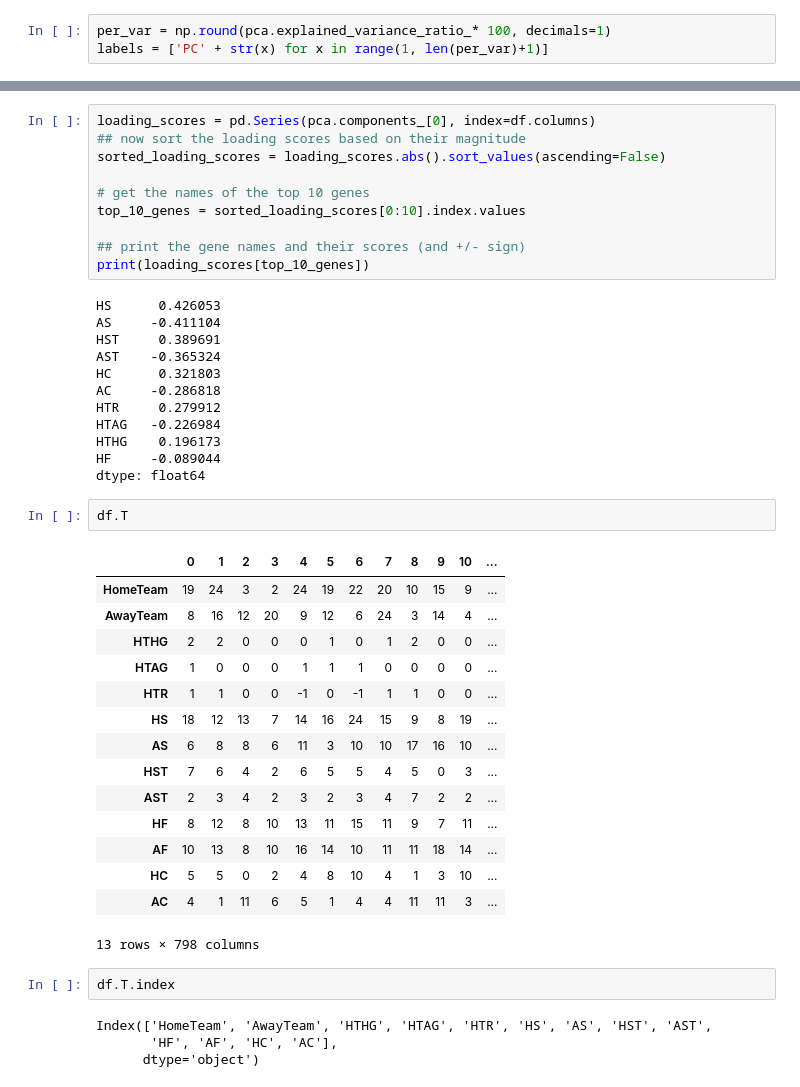
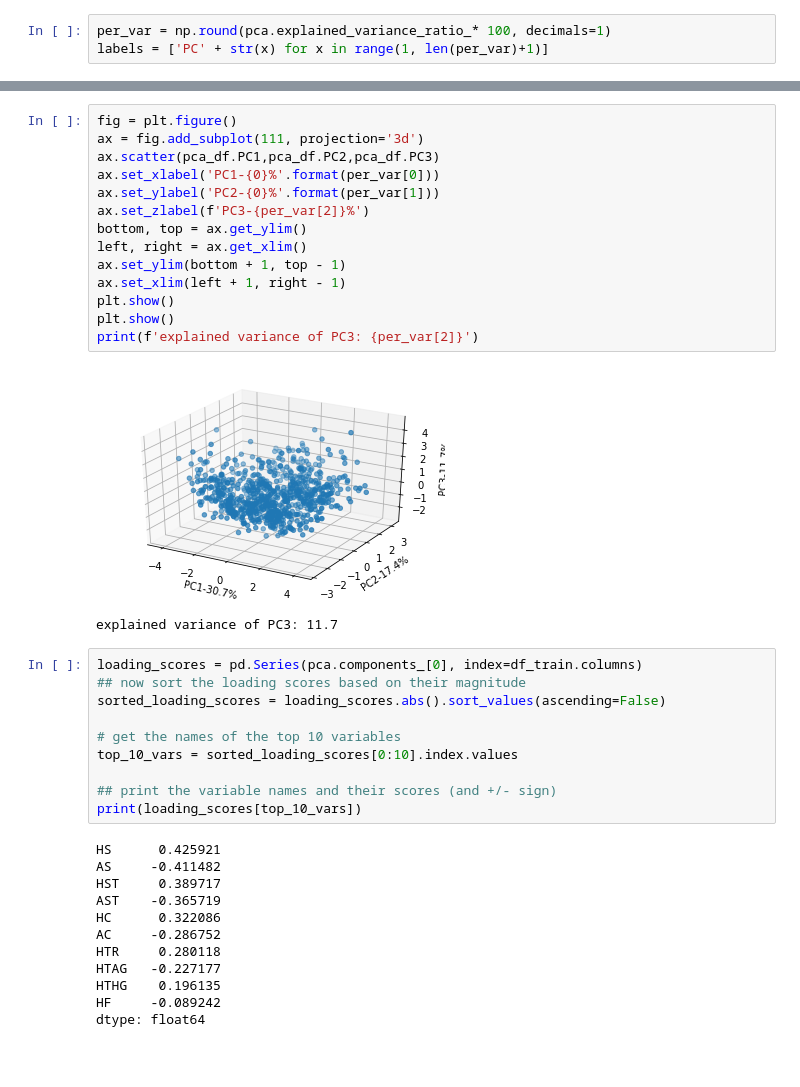
Before and after one commit to SonAlexLe/Data-Project, a Jupyter notebook: Data_Project.ipynb, the cells around one changed output, grey strips where cells are left out. Saved outputs shown, nothing was run; the diff lists cells and outputs as text; blank space fills up the shorter version.

```diff
--- a/Data_Project.ipynb
+++ b/Data_Project.ipynb
@@ -128,46 +139,39 @@ See the caveats in the documentation: http://pandas.pydata.org/pandas-docs/stabl
+# %%
+fig = plt.figure()
+ax = fig.add_subplot(111, projection='3d')
+ax.scatter(pca_df.PC1,pca_df.PC2,pca_df.PC3)
+ax.set_xlabel('PC1-{0}%'.format(per_var[0]))
+ax.set_ylabel('PC2-{0}%'.format(per_var[1]))
+ax.set_zlabel(f'PC3-{per_var[2]}%')
+bottom, top = ax.get_ylim()
+left, right = ax.get_xlim()
+ax.set_ylim(bottom + 1, top - 1)
+ax.set_xlim(left + 1, right - 1)
+plt.show()
+plt.show()
+print(f'explained variance of PC3: {per_var[2]}')
+# %% [output]
+[figure, added]
+explained variance of PC3: 11.7
 # %%
-loading_scores = pd.Series(pca.components_[0], index=df.columns)
+loading_scores = pd.Series(pca.components_[0], index=df_train.columns)
 ## now sort the loading scores based on their magnitude
 sorted_loading_scores = loading_scores.abs().sort_values(ascending=False)
 
-# get the names of the top 10 genes
-top_10_genes = sorted_loading_scores[0:10].index.values
+# get the names of the top 10 variables
+top_10_vars = sorted_loading_scores[0:10].index.values
 
-## print the gene names and their scores (and +/- sign)
-print(loading_scores[top_10_genes])
+## print the variable names and their scores (and +/- sign)
+print(loading_scores[top_10_vars])
 # %% [output]
-HS      0.426053
-AS     -0.411104
-HST     0.389691
-AST    -0.365324
-HC      0.321803
-AC     -0.286818
-HTR     0.279912
-HTAG   -0.226984
-HTHG    0.196173
-HF     -0.089044
+HS      0.425921
+AS     -0.411482
+HST     0.389717
+AST    -0.365719
+HC      0.322086
+AC     -0.286752
+HTR     0.280118
+HTAG   -0.227177
+HTHG    0.196135
+HF     -0.089242
 dtype: float64
-# %%
-df.T
-# %% [output]
-|  | 0 | 1 | 2 | 3 | 4 | 5 | 6 | 7 | 8 | 9 | 10 | ... |
-| HomeTeam | 19 | 24 | 3 | 2 | 24 | 19 | 22 | 20 | 10 | 15 | 9 | ... |
-| AwayTeam | 8 | 16 | 12 | 20 | 9 | 12 | 6 | 24 | 3 | 14 | 4 | ... |
-| HTHG | 2 | 2 | 0 | 0 | 0 | 1 | 0 | 1 | 2 | 0 | 0 | ... |
-| HTAG | 1 | 0 | 0 | 0 | 1 | 1 | 1 | 0 | 0 | 0 | 0 | ... |
-| HTR | 1 | 1 | 0 | 0 | -1 | 0 | -1 | 1 | 1 | 0 | 0 | ... |
-| HS | 18 | 12 | 13 | 7 | 14 | 16 | 24 | 15 | 9 | 8 | 19 | ... |
-| AS | 6 | 8 | 8 | 6 | 11 | 3 | 10 | 10 | 17 | 16 | 10 | ... |
-| HST | 7 | 6 | 4 | 2 | 6 | 5 | 5 | 4 | 5 | 0 | 3 | ... |
-| AST | 2 | 3 | 4 | 2 | 3 | 2 | 3 | 4 | 7 | 2 | 2 | ... |
-| HF | 8 | 12 | 8 | 10 | 13 | 11 | 15 | 11 | 9 | 7 | 11 | ... |
-| AF | 10 | 13 | 8 | 10 | 16 | 14 | 10 | 11 | 11 | 18 | 14 | ... |
-| HC | 5 | 5 | 0 | 2 | 4 | 8 | 10 | 4 | 1 | 3 | 10 | ... |
-| AC | 4 | 1 | 11 | 6 | 5 | 1 | 4 | 4 | 11 | 11 | 3 | ... |
-13 rows × 798 columns
-# %%
-df.T.index
-# %% [output]
-Index(['HomeTeam', 'AwayTeam', 'HTHG', 'HTAG', 'HTR', 'HS', 'AS', 'HST', 'AST',
-       'HF', 'AF', 'HC', 'AC'],
-      dtype='object')
```
Also changed, not shown: parts of 24 cells of this notebook.
